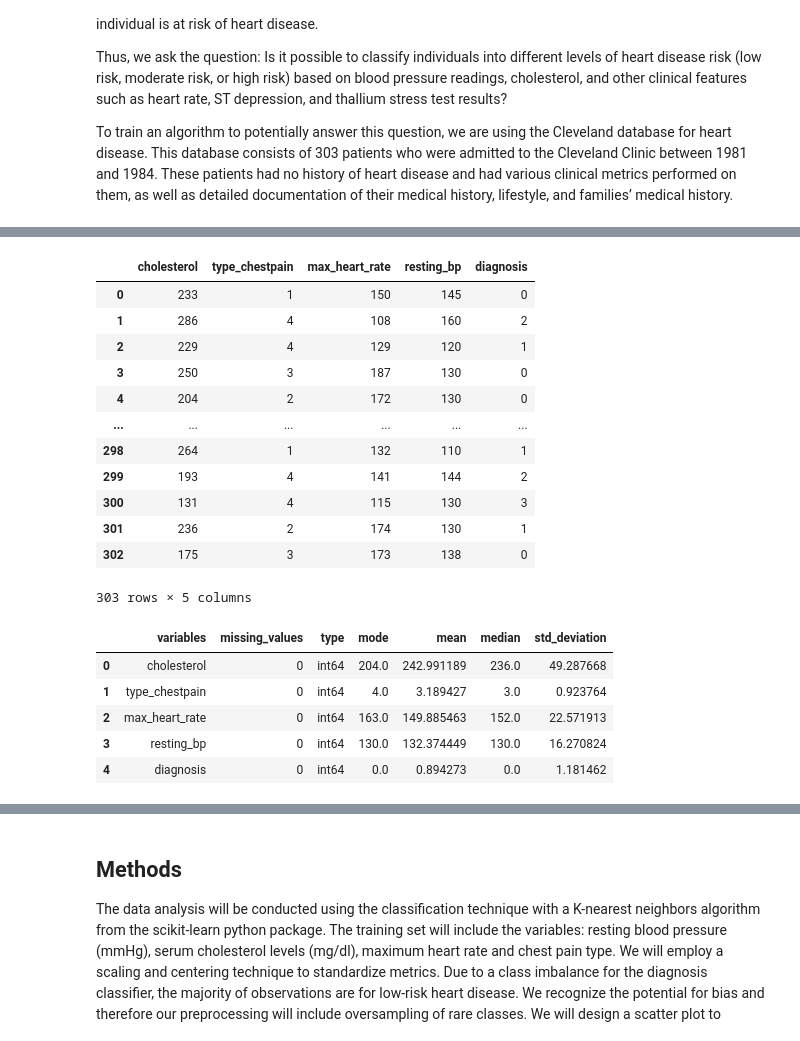
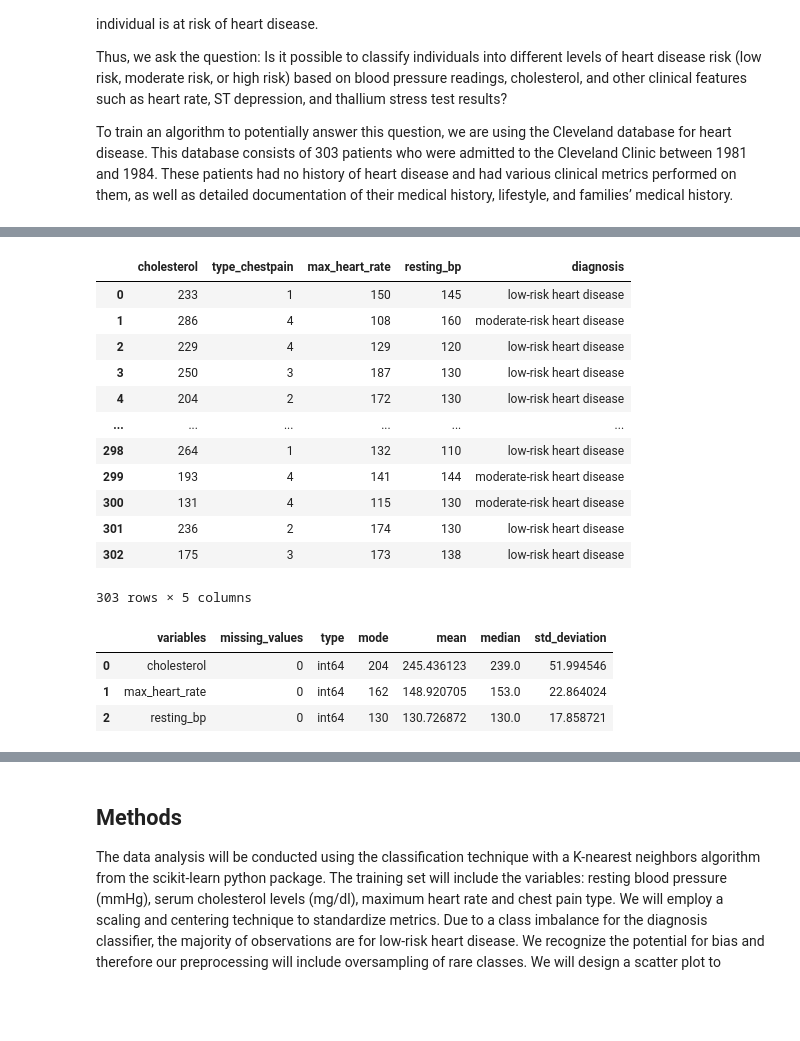
Before and after one commit to KodyForsyth/dsci_project, a Jupyter notebook: heart_disease.ipynb, the cells around one changed output, grey strips where cells are left out. Drawn from its saved outputs; the diff is of its cells as text; code cells hidden in the pictures; blank space fills up the shorter version.

Commit message:
Refactored data sets

```diff
--- a/heart_disease.ipynb
+++ b/heart_disease.ipynb
@@ -39,10 +19,9 @@ from ucimlrepo import fetch_ucirepo
 from sklearn.model_selection import train_test_split
 # %%
 # import dataset
-heart_disease_dataset = fetch_ucirepo(name = 'Heart Disease')
+heart_disease = pd.read_csv("https://archive.ics.uci.edu/static/public/45/data.csv")
 
 # filter dataframe
-heart_disease = heart_disease_dataset.data.original
 heart_disease.rename(columns = {
                           "fbs" : "fasting_blood_sugar",
                           "chol" : "cholesterol",
@@ -60,50 +39,56 @@ heart_disease.rename(columns = {
 
 heart_disease = heart_disease[["cholesterol","type_chestpain","max_heart_rate","resting_bp","diagnosis"]]
 
+
+# A low-risk diagnosis is 0, 1
+# A moderate-risk diagnosis is 2, 3
+# A high-risk diagnosis is 4
+heart_disease['diagnosis'] = heart_disease['diagnosis'].replace([0,1], "low-risk heart disease")
+heart_disease['diagnosis'] = heart_disease['diagnosis'].replace([2,3], "moderate-risk heart disease")
+heart_disease['diagnosis'] = heart_disease['diagnosis'].replace([4], "high-risk heart disease")
+
 heart_disease
 # %% [output]
 |  | cholesterol | type_chestpain | max_heart_rate | resting_bp | diagnosis |
-| 0 | 233 | 1 | 150 | 145 | 0 |
-| 1 | 286 | 4 | 108 | 160 | 2 |
-| 2 | 229 | 4 | 129 | 120 | 1 |
-| 3 | 250 | 3 | 187 | 130 | 0 |
-| 4 | 204 | 2 | 172 | 130 | 0 |
+| 0 | 233 | 1 | 150 | 145 | low-risk heart disease |
+| 1 | 286 | 4 | 108 | 160 | moderate-risk heart disease |
+| 2 | 229 | 4 | 129 | 120 | low-risk heart disease |
+| 3 | 250 | 3 | 187 | 130 | low-risk heart disease |
+| 4 | 204 | 2 | 172 | 130 | low-risk heart disease |
 | ... | ... | ... | ... | ... | ... |
-| 298 | 264 | 1 | 132 | 110 | 1 |
-| 299 | 193 | 4 | 141 | 144 | 2 |
-| 300 | 131 | 4 | 115 | 130 | 3 |
-| 301 | 236 | 2 | 174 | 130 | 1 |
-| 302 | 175 | 3 | 173 | 138 | 0 |
+| 298 | 264 | 1 | 132 | 110 | low-risk heart disease |
+| 299 | 193 | 4 | 141 | 144 | moderate-risk heart disease |
+| 300 | 131 | 4 | 115 | 130 | moderate-risk heart disease |
+| 301 | 236 | 2 | 174 | 130 | low-risk heart disease |
+| 302 | 175 | 3 | 173 | 138 | low-risk heart disease |
 303 rows × 5 columns
 # %%
 # split data
 heart_disease_train, heart_disease_test = train_test_split(heart_disease, train_size = 0.75)
 
 # table including:
 # number of observations in each class,
 # mean, mode, std deviation of the predictor variables,
 # and how many rows have missing data
 
 num_observations = len(heart_disease_train.index)
 
-
-predictor_modes = heart_disease_train.apply("mode").iloc[[0]].melt()
+heart_disease_train_no_categorical = heart_disease_train.drop(columns = ["diagnosis", "type_chestpain"])
+predictor_modes = heart_disease_train_no_categorical.apply("mode").iloc[[0]].melt()
 
 table = pd.DataFrame({
-    'variables' : heart_disease_train.columns,
-    'missing_values' : heart_disease_train.isnull().sum().values,
-    'type' : heart_disease_train.dtypes.values,
+    'variables' : heart_disease_train_no_categorical.columns,
+    'missing_values' : heart_disease_train_no_categorical.isnull().sum().values,
+    'type' : heart_disease_train_no_categorical.dtypes.values,
     'mode' : predictor_modes["value"],
-    'mean' : heart_disease_train.apply("mean").values,
-    'median' : heart_disease_train.apply("median").values,
-    'std_deviation' : heart_disease_train.apply("std").values
+    'mean' : heart_disease_train_no_categorical.apply("mean").values,
+    'median' : heart_disease_train_no_categorical.apply("median").values,
+    'std_deviation' : heart_disease_train_no_categorical.apply("std").values
 })
 
 table
 # %% [output]
 |  | variables | missing_values | type | mode | mean | median | std_deviation |
-| 0 | cholesterol | 0 | int64 | 204.0 | 242.991189 | 236.0 | 49.287668 |
-| 1 | type_chestpain | 0 | int64 | 4.0 | 3.189427 | 3.0 | 0.923764 |
-| 2 | max_heart_rate | 0 | int64 | 163.0 | 149.885463 | 152.0 | 22.571913 |
-| 3 | resting_bp | 0 | int64 | 130.0 | 132.374449 | 130.0 | 16.270824 |
-| 4 | diagnosis | 0 | int64 | 0.0 | 0.894273 | 0.0 | 1.181462 |
+| 0 | cholesterol | 0 | int64 | 204 | 245.436123 | 239.0 | 51.994546 |
+| 1 | max_heart_rate | 0 | int64 | 162 | 148.920705 | 153.0 | 22.864024 |
+| 2 | resting_bp | 0 | int64 | 130 | 130.726872 | 130.0 | 17.858721 |
```
Also changed, not shown: parts of 9 cells of this notebook.
